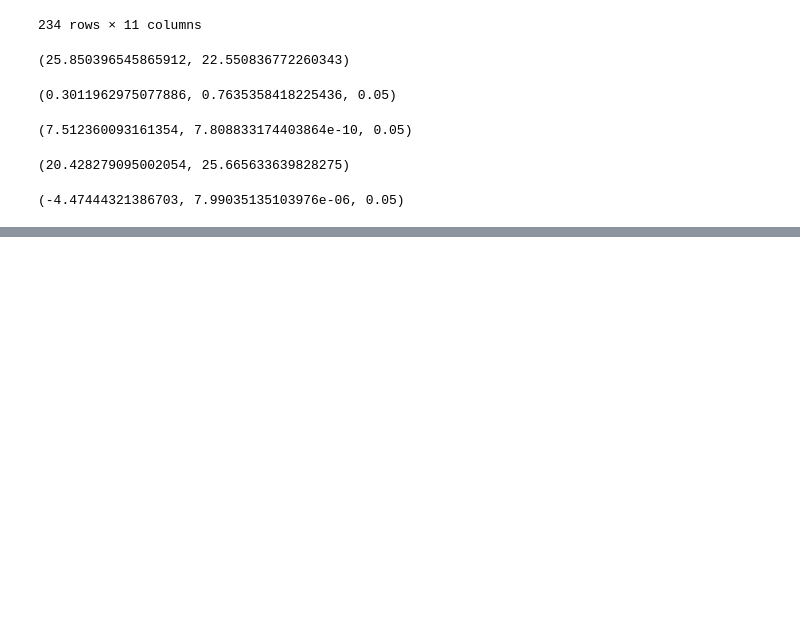
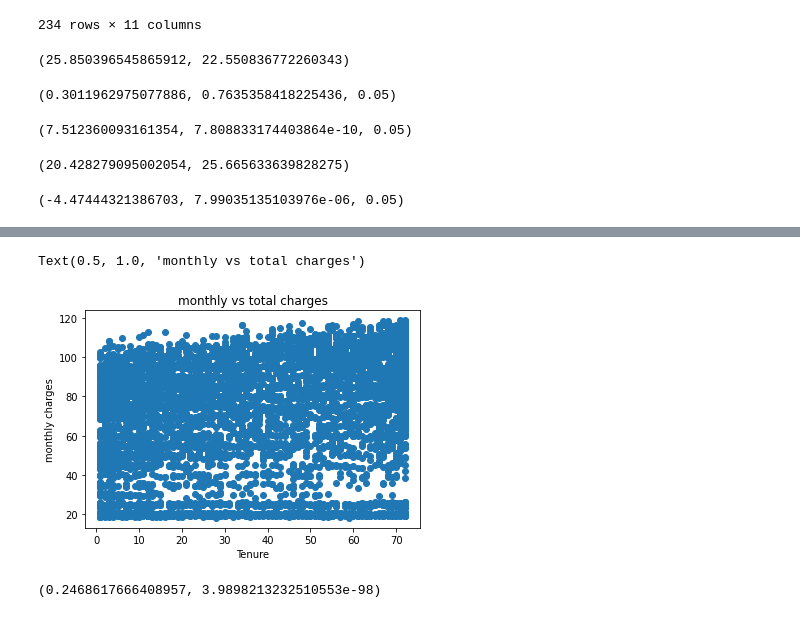
Before and after one commit to carterrxavier/statistics-exercises, a Jupyter notebook: hypothesis_testing.ipynb, the cells around one changed output, grey strips where cells are left out. Drawn from its saved outputs; the diff is of its cells as text; code cells hidden in the pictures; blank space fills up the shorter version.

```diff
--- a/hypothesis_testing.ipynb
+++ b/hypothesis_testing.ipynb
@@ -149,0 +215,11 @@ t,p/2,alpha
+# %%
+#monthly?
+x = churn.tenure
+y = churn.MonthlyCharges
+plt.scatter(x,y)
+plt.xlabel("Tenure")
+plt.ylabel("monthly charges")
+plt.title("monthly vs total charges")
+# %% [output]
+Text(0.5, 1.0, 'monthly vs total charges')
+[figure, added]
@@ -149,0 +228,4 @@ t,p/2,alpha
+# %%
+r, p
+# %% [output]
+(0.2468617666408957, 3.9898213232510553e-98)
```
Also changed, not shown: parts of 66 cells of this notebook.
